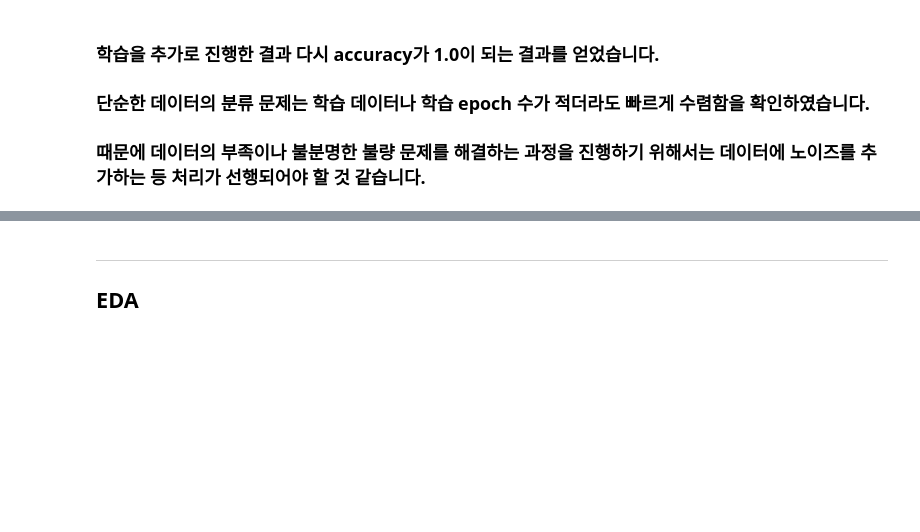
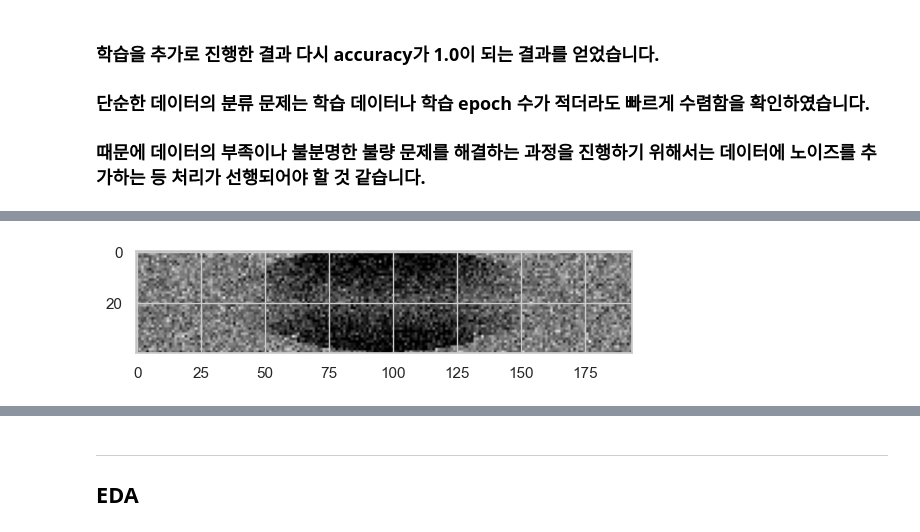
Before and after one commit to codepyo/ai_intensive, a Jupyter notebook: 현업 프로젝트_홍승표.ipynb, the cells around one changed output, grey strips where cells are left out. Saved outputs shown, nothing was run; the diff lists cells and outputs as text; code cells hidden in the pictures; blank space fills up the shorter version.

```diff
--- a/현업 프로젝트_홍승표.ipynb
+++ b/현업 프로젝트_홍승표.ipynb
@@ -1374,0 +1377,6 @@ plt.show()
+# %%
+def add_gaussian_noise(image, mean=0, var=0.1):
+    sigma = var**0.5
+    gauss = np.random.normal(mean, sigma, image.shape).astype('float32')
+    noisy = cv2.addWeighted(image.astype('float32'), 0.5, gauss, 100, 0)
+    return np.clip(noisy, 0, 255).astype('uint8')
@@ -1374,0 +1388,5 @@ plt.show()
+# %%
+plt.imshow(add_gaussian_noise(X_train[1]), cmap='gray')
+plt.show()
+# %% [output]
+[figure, added]
```
Also changed, not shown: parts of 17 cells of this notebook, 1 other file.
